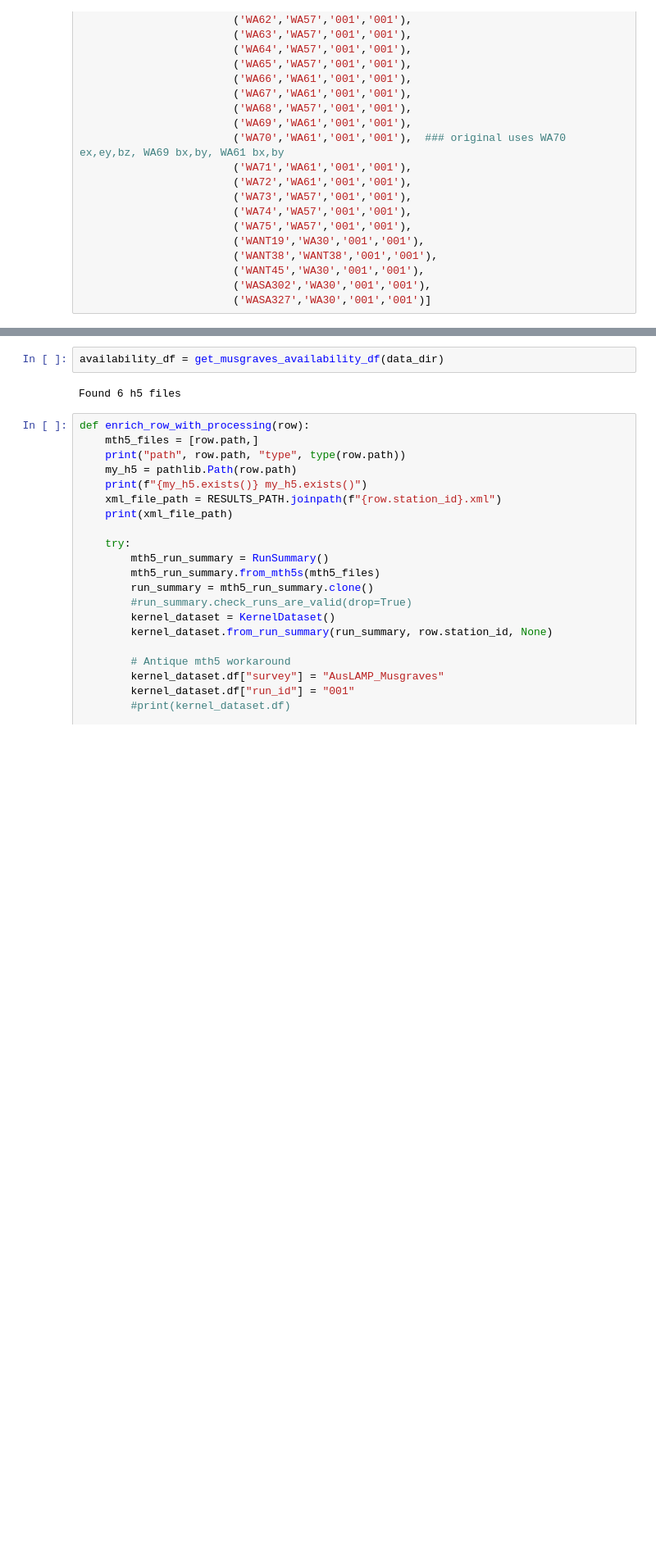
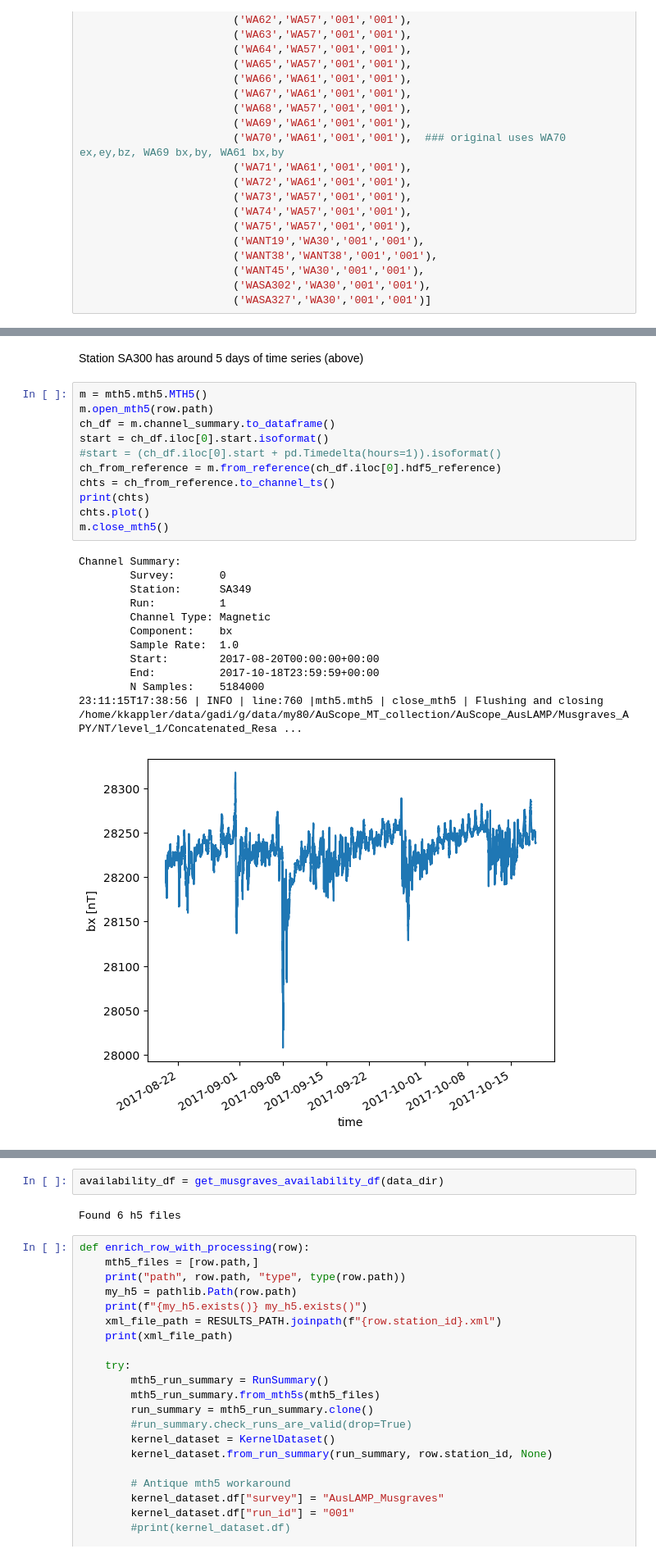
Before and after one commit to kujaku11/mt_examples, a Jupyter notebook: notebooks/aurora/08_musgraves.ipynb, the cells around one changed output, grey strips where cells are left out. Shown: that part at 82% size. Cells and saved outputs as stored; diff of their text form; blank space fills up the shorter version.

```diff
--- a/notebooks/aurora/08_musgraves.ipynb
+++ b/notebooks/aurora/08_musgraves.ipynb
@@ -479,0 +559,26 @@ Name: 3, dtype: object
+# %% [markdown]
+Station SA300 has around 5 days of time series (above)
+# %%
+m = mth5.mth5.MTH5()
+m.open_mth5(row.path)
+ch_df = m.channel_summary.to_dataframe()
+start = ch_df.iloc[0].start.isoformat()
+#start = (ch_df.iloc[0].start + pd.Timedelta(hours=1)).isoformat()
+ch_from_reference = m.from_reference(ch_df.iloc[0].hdf5_reference)
+chts = ch_from_reference.to_channel_ts()
+print(chts)
+chts.plot()
+m.close_mth5()
+# %% [output]
+Channel Summary:
+        Survey:       0
+        Station:      SA349
+        Run:          1
+        Channel Type: Magnetic
+        Component:    bx
+        Sample Rate:  1.0
+        Start:        2017-08-20T00:00:00+00:00
+        End:          2017-10-18T23:59:59+00:00
+        N Samples:    5184000
+23:11:15T17:38:56 | INFO | line:760 |mth5.mth5 | close_mth5 | Flushing and closing /home/kkappler/data/gadi/g/data/my80/AuScope_MT_collection/AuScope_AusLAMP/Musgraves_APY/NT/level_1/Concatenated_Resa ...
+[figure, added]
```
Also changed, not shown: parts of 64 cells of this notebook.
